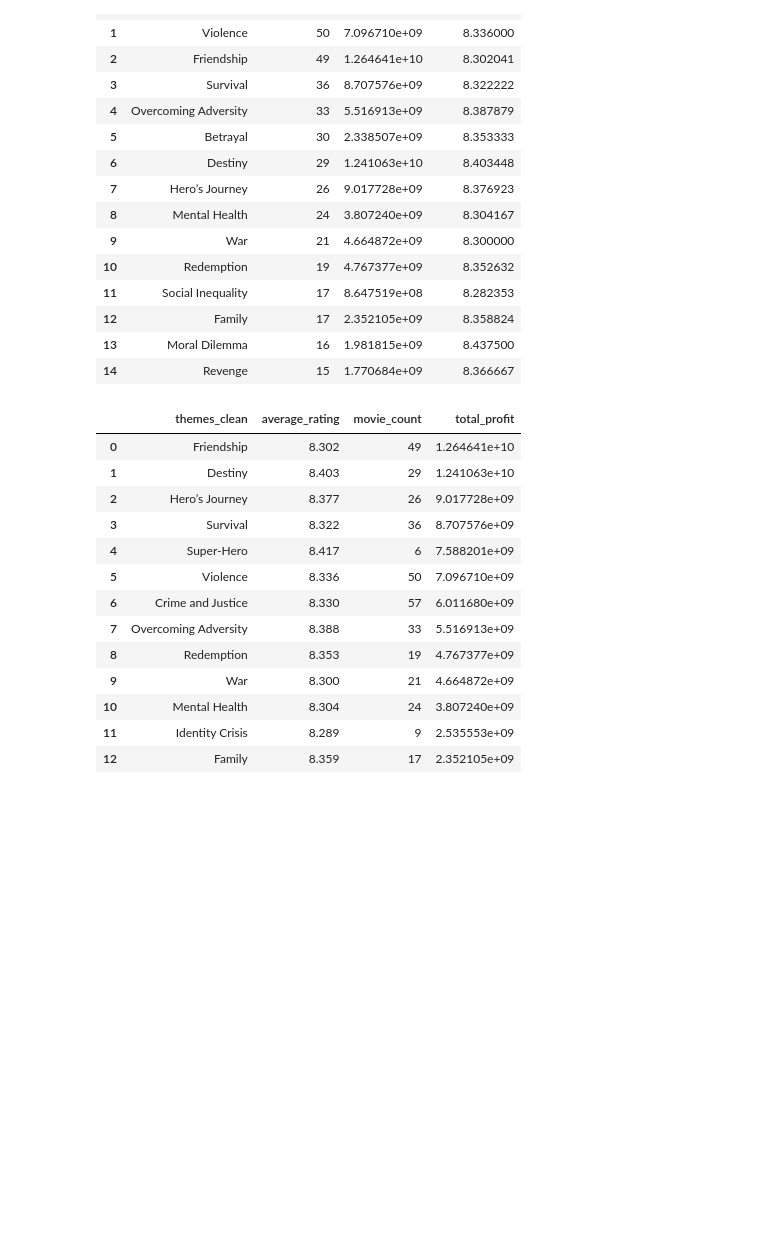
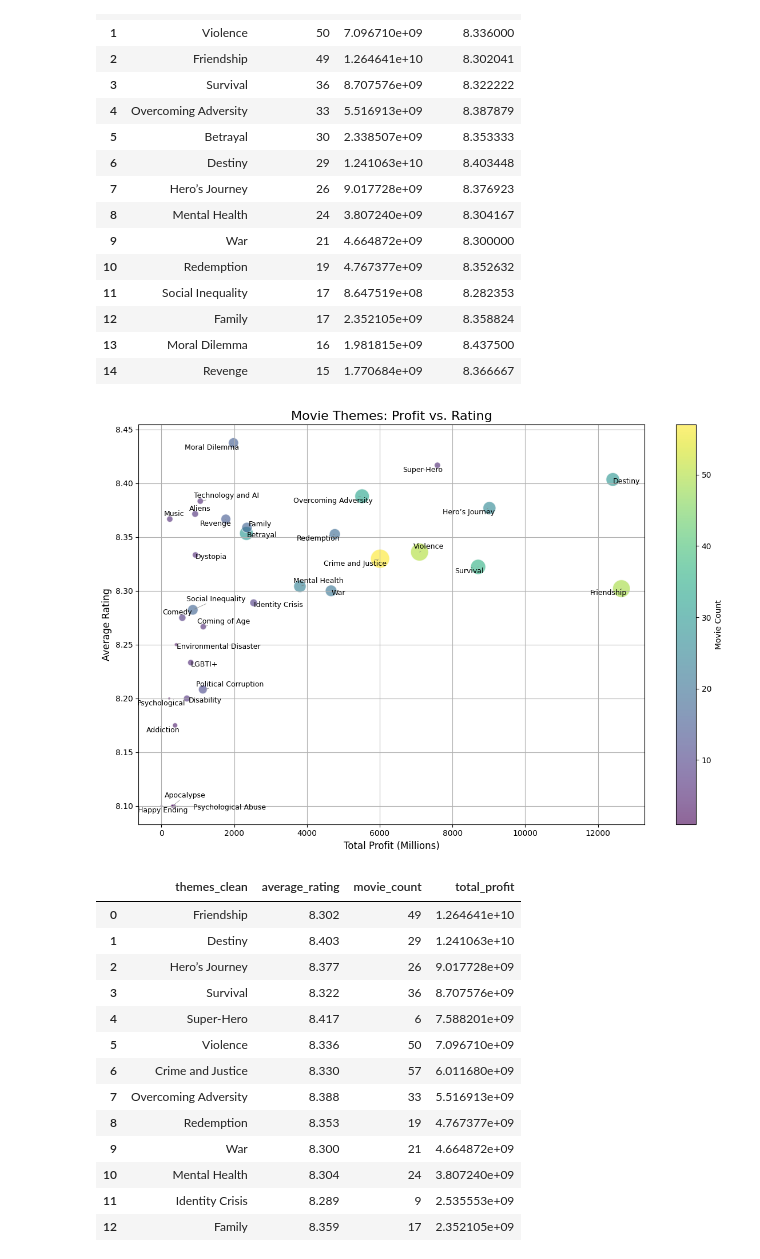
Before and after one commit to h31tor/imdb, a Jupyter notebook: IMDB2.ipynb, the cells around one changed output. Drawn from its saved outputs; the diff is of its cells as text; code cells hidden in the pictures; blank space fills up the shorter version.

Commit message:
graph update + top250csv

```diff
--- a/IMDB2.ipynb
+++ b/IMDB2.ipynb
@@ -1036,6 +1040,51 @@ summary.head(15)
 | 12 | Family | 17 | 2.352105e+09 | 8.358824 |
 | 13 | Moral Dilemma | 16 | 1.981815e+09 | 8.437500 |
 | 14 | Revenge | 15 | 1.770684e+09 | 8.366667 |
+# %%
+#themes by movie count graph
+
+import matplotlib.pyplot as plt
+from adjustText import adjust_text
+
+summary['total_profit_m'] = summary['total_profit'] / 1e6
+
+plt.figure(figsize=(12, 8))
+scatter = plt.scatter(
+    x=summary['total_profit_m'],
+    y=summary['average_rating'],
+    s=summary['movie_count'] * 10,
+    alpha=0.6,
+    c=summary['movie_count'],
+    cmap='viridis',
+    edgecolors='w'
+)
+
+# Prepare labels for auto-adjustment
+texts = []
+for i, row in summary.iterrows():
+    texts.append(
+        plt.text(
+            row['total_profit_m'],
+            row['average_rating'],
+            row['themes_clean'],
+            fontsize=9,
+            ha='center',
+            va='center'
+        )
+    )
+
+# Automatically adjust to prevent overlap
+adjust_text(texts, arrowprops=dict(arrowstyle='-', color='gray', lw=0.5))
+
+plt.title('Movie Themes: Profit vs. Rating', fontsize=16)
+plt.xlabel('Total Profit (Millions)', fontsize=12)
+plt.ylabel('Average Rating', fontsize=12)
+plt.colorbar(scatter, label='Movie Count')
+plt.grid(True)
+plt.tight_layout()
+plt.show()
+# %% [output]
+[figure, added]
 # %%
 summary2 = summary.pivot_table(values = ['movie_count', 'total_profit', 'average_rating'], index = "themes_clean", aggfunc = "sum").sort_values(by = "total_profit", ascending = False).reset_index()
 summary2["total_profit"] = round(summary2["total_profit"], 2)
```
Also changed, not shown: parts of 4 cells of this notebook, 9 other files.
